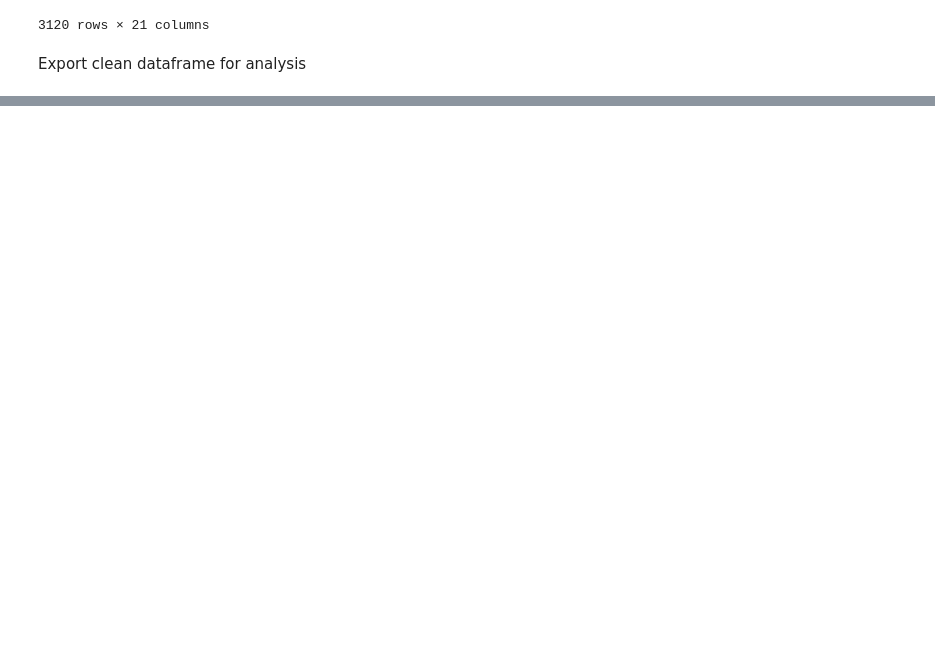
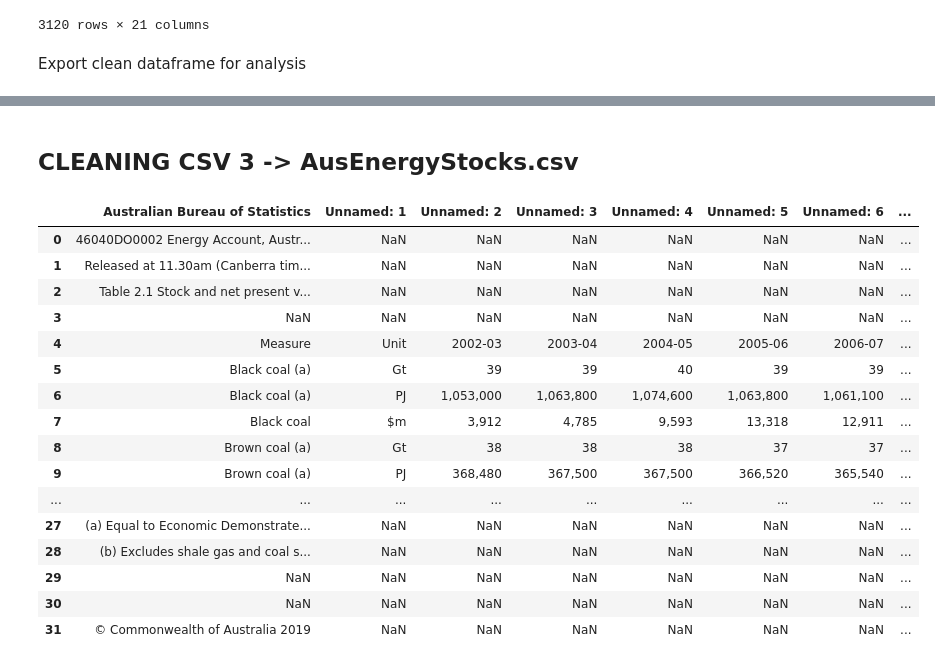
Before and after one commit to natalieddavies/FinalProject, a Jupyter notebook: datasets/cleaning.ipynb, the cells around one changed output, grey strips where cells are left out. Saved outputs shown, nothing was run; the diff lists cells and outputs as text; code cells hidden in the pictures; blank space fills up the shorter version.

Commit message:
Added clean csvs

```diff
--- a/datasets/cleaning.ipynb
+++ b/datasets/cleaning.ipynb
@@ -211,0 +237,22 @@ energy_indicators2 = energy_indicators2.rename(columns={
+# %% [markdown]
+## CLEANING CSV 3 -> AusEnergyStocks.csv
+# %%
+energy_stocks3
+# %% [output]
+|  | Australian Bureau of Statistics | Unnamed: 1 | Unnamed: 2 | Unnamed: 3 | Unnamed: 4 | Unnamed: 5 | Unnamed: 6 | ... |
+| 0 | 46040DO0002 Energy Account, Austr... | NaN | NaN | NaN | NaN | NaN | NaN | ... |
+| 1 | Released at 11.30am (Canberra tim... | NaN | NaN | NaN | NaN | NaN | NaN | ... |
+| 2 | Table 2.1 Stock and net present v... | NaN | NaN | NaN | NaN | NaN | NaN | ... |
+| 3 | NaN | NaN | NaN | NaN | NaN | NaN | NaN | ... |
+| 4 | Measure | Unit | 2002-03 | 2003-04 | 2004-05 | 2005-06 | 2006-07 | ... |
+| 5 | Black coal (a) | Gt | 39 | 39 | 40 | 39 | 39 | ... |
+| 6 | Black coal (a) | PJ | 1,053,000 | 1,063,800 | 1,074,600 | 1,063,800 | 1,061,100 | ... |
+| 7 | Black coal | $m | 3,912 | 4,785 | 9,593 | 13,318 | 12,911 | ... |
+| 8 | Brown coal (a) | Gt | 38 | 38 | 38 | 37 | 37 | ... |
+| 9 | Brown coal (a) | PJ | 368,480 | 367,500 | 367,500 | 366,520 | 365,540 | ... |
+| ... | ... | ... | ... | ... | ... | ... | ... | ... |
+| 27 | (a) Equal to Economic Demonstrate... | NaN | NaN | NaN | NaN | NaN | NaN | ... |
+| 28 | (b) Excludes shale gas and coal s... | NaN | NaN | NaN | NaN | NaN | NaN | ... |
+| 29 | NaN | NaN | NaN | NaN | NaN | NaN | NaN | ... |
+| 30 | NaN | NaN | NaN | NaN | NaN | NaN | NaN | ... |
+| 31 | © Commonwealth of Australia 2019 | NaN | NaN | NaN | NaN | NaN | NaN | ... |
```
Also changed, not shown: parts of 35 cells of this notebook, 2 other files.
